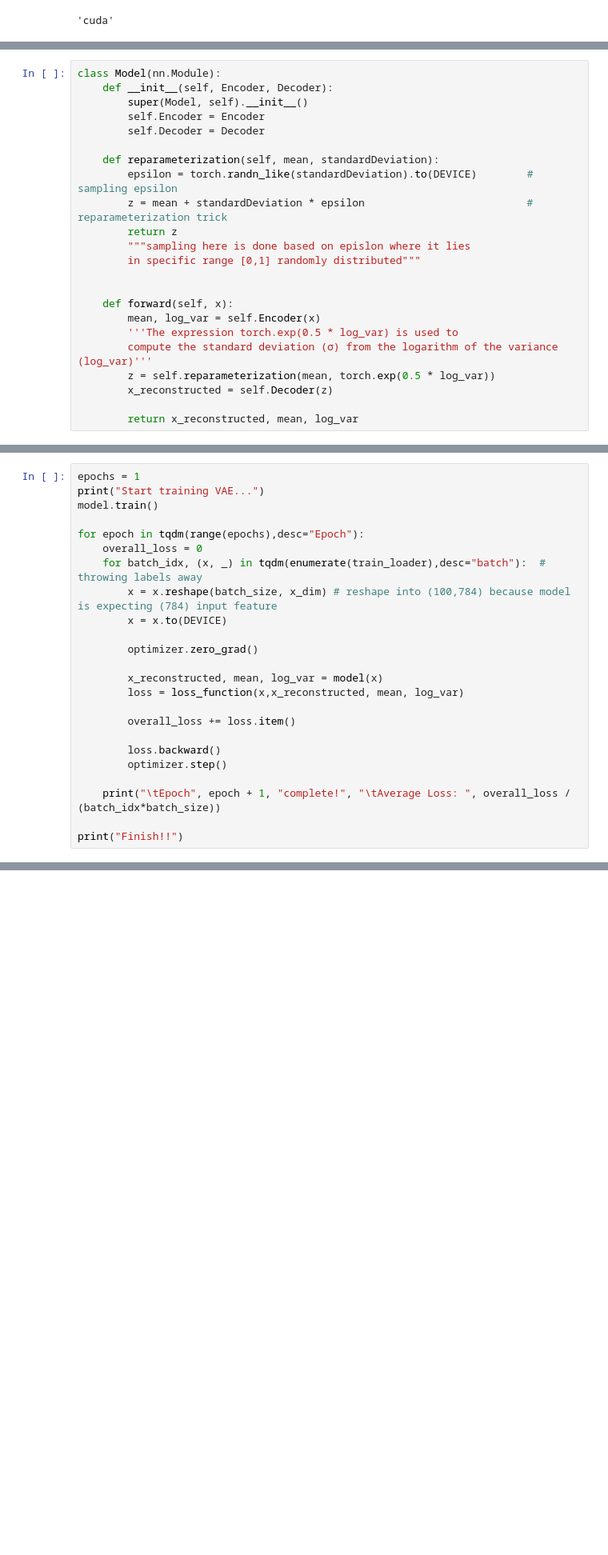
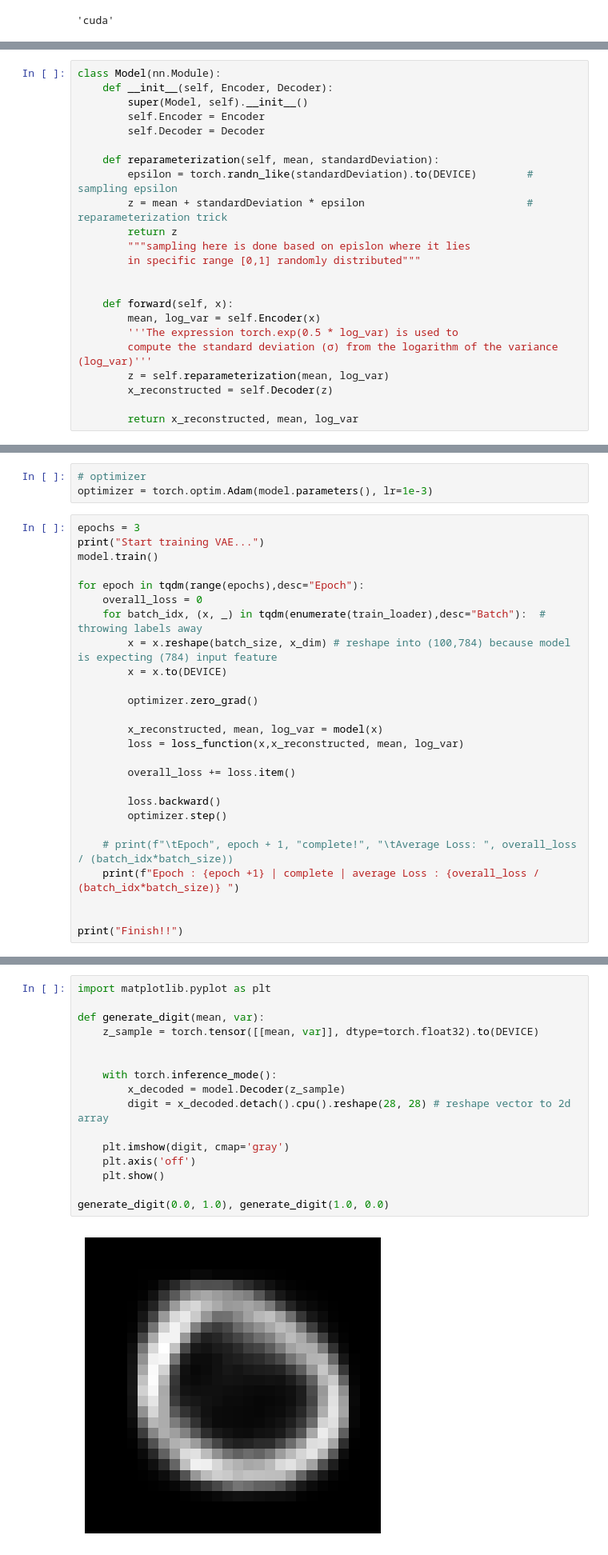
Before and after one commit to Amr-Abdellatif/Variational-AutoEncoder-implmented-in-PyTorch, a Jupyter notebook: main.ipynb, the cells around one changed output, grey strips where cells are left out. Shown at 80% size. Cells and saved outputs as stored; diff of their text form; blank space fills up the shorter version.

```diff
--- a/main.ipynb
+++ b/main.ipynb
@@ -109,7 +115,7 @@ class Model(nn.Module):
         mean, log_var = self.Encoder(x)
         '''The expression torch.exp(0.5 * log_var) is used to
         compute the standard deviation (σ) from the logarithm of the variance (log_var)'''
-        z = self.reparameterization(mean, torch.exp(0.5 * log_var))
+        z = self.reparameterization(mean, log_var)
         x_reconstructed = self.Decoder(z)
 
         return x_reconstructed, mean, log_var
@@ -139,11 +133,14 @@ x.shape , y.shape
+# %%
+# optimizer
+optimizer = torch.optim.Adam(model.parameters(), lr=1e-3)
 # %%
-epochs = 1
+epochs = 3
 print("Start training VAE...")
 model.train()
 
 for epoch in tqdm(range(epochs),desc="Epoch"):
     overall_loss = 0
-    for batch_idx, (x, _) in tqdm(enumerate(train_loader),desc="batch"):  # throwing labels away
+    for batch_idx, (x, _) in tqdm(enumerate(train_loader),desc="Batch"):  # throwing labels away
         x = x.reshape(batch_size, x_dim) # reshape into (100,784) because model is expecting (784) input feature
         x = x.to(DEVICE)
 
@@ -157,7 +154,9 @@ for epoch in tqdm(range(epochs),desc="Epoch"):
         loss.backward()
         optimizer.step()
 
-    print("\tEpoch", epoch + 1, "complete!", "\tAverage Loss: ", overall_loss / (batch_idx*batch_size))
+    # print(f"\tEpoch", epoch + 1, "complete!", "\tAverage Loss: ", overall_loss / (batch_idx*batch_size))
+    print(f"Epoch : {epoch +1} | complete | average Loss : {overall_loss / (batch_idx*batch_size)} ")
+
 
 print("Finish!!")
 # %% [output]
@@ -191,0 +168,18 @@ show_image(x, idx=0)
+# %%
+import matplotlib.pyplot as plt
+
+def generate_digit(mean, var):
+    z_sample = torch.tensor([[mean, var]], dtype=torch.float32).to(DEVICE)
+
+
+    with torch.inference_mode():
+        x_decoded = model.Decoder(z_sample)
+        digit = x_decoded.detach().cpu().reshape(28, 28) # reshape vector to 2d array
+
+    plt.imshow(digit, cmap='gray')
+    plt.axis('off')
+    plt.show()
+
+generate_digit(0.0, 1.0), generate_digit(1.0, 0.0)
+# %% [output]
+[figure, added]
```
Also changed, not shown: parts of 16 cells of this notebook.
